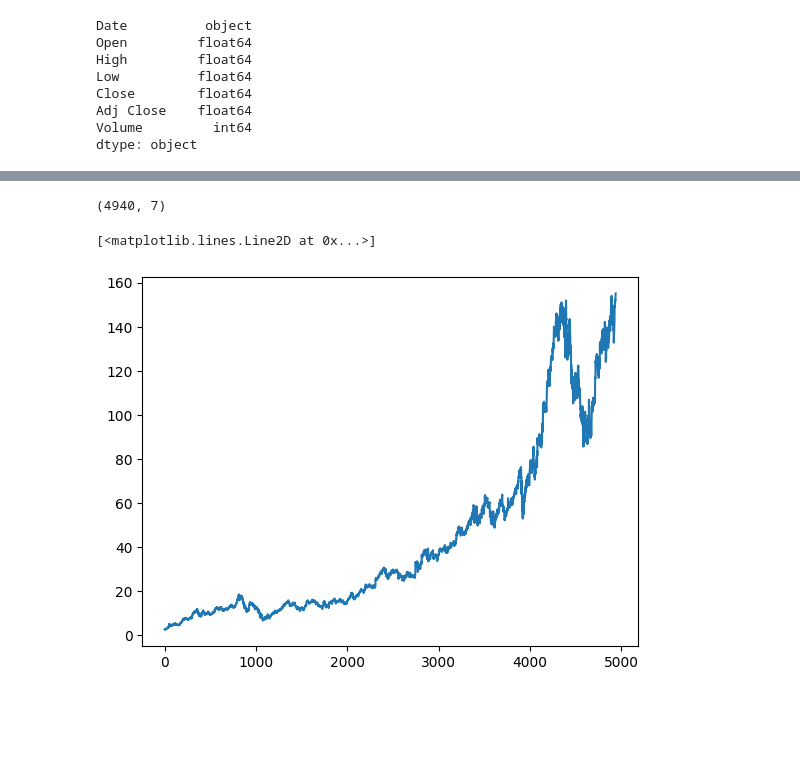
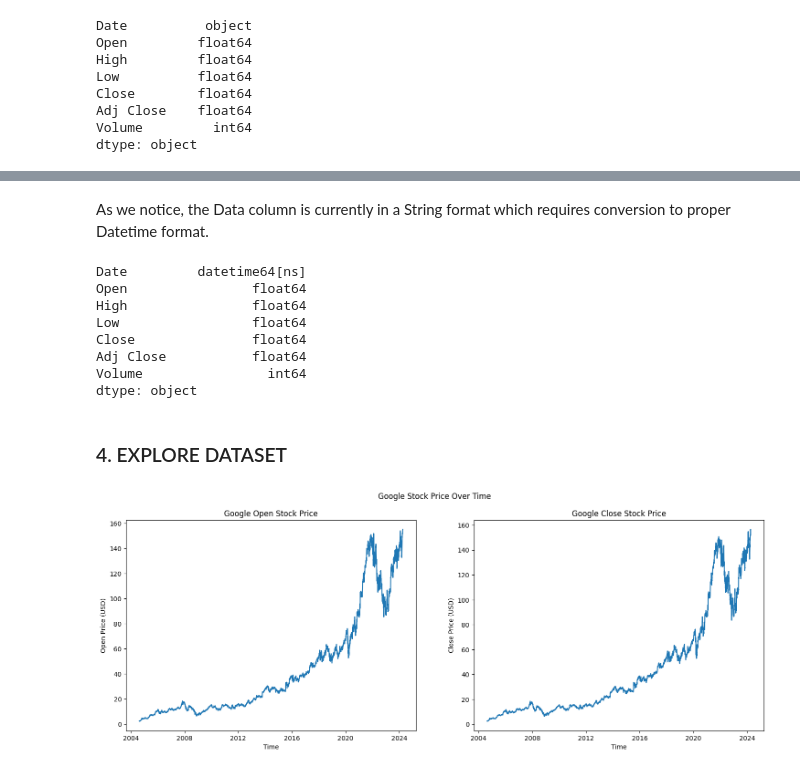
Before and after one commit to sinanw/lstm-stock-price-prediction, a Jupyter notebook: notebooks/1-data-explanatory-analysis.ipynb, the cells around one changed output, grey strips where cells are left out. Cells and saved outputs as stored; diff of their text form; code cells hidden in the pictures; blank space fills up the shorter version.

Commit message:
Date explanatory analysis done

```diff
--- a/notebooks/1-data-explanatory-analysis.ipynb
+++ b/notebooks/1-data-explanatory-analysis.ipynb
@@ -54,11 +59,39 @@ dtype: object
+# %% [markdown]
+As we notice, the Data column is currently in a String format which requires conversion to proper Datetime format.
+# %%
+# Convert Date column to a valid Datetime format
+data["Date"] = pd.to_datetime(data["Date"])
 # %%
-# Check dataset shape
-data.shape
+# Check column format
+data.dtypes
 # %% [output]
-(4940, 7)
+Date         datetime64[ns]
+Open                float64
+High                float64
+Low                 float64
+Close               float64
+Adj Close           float64
+Volume                int64
+dtype: object
-# %%
-# Plot the open price for the whole period
-plt.plot(data["Open"])
-# %% [output]
-[<matplotlib.lines.Line2D at 0x...>]
-[figure, removed]
+# %% [markdown]
+### 4. EXPLORE DATASET
+# %%
+# Plot the open and close price for the whole period
+plt.figure(figsize=(18,6))
+
+plt.subplot(1,2,1)
+plt.plot(data["Date"], data["Open"])
+plt.xlabel("Time")
+plt.ylabel("Open Price (USD)")
+plt.title("Google Open Stock Price")
+
+plt.subplot(1,2,2)
+plt.plot(data["Date"], data["Close"])
+plt.xlabel("Time")
+plt.ylabel("Close Price (USD)")
+plt.title("Google Close Stock Price")
+
+plt.suptitle("Google Stock Price Over Time")
+plt.show()
+# %% [output]
+[figure, added]
```
Also changed, not shown: parts of 9 cells of this notebook, 1 other file.
